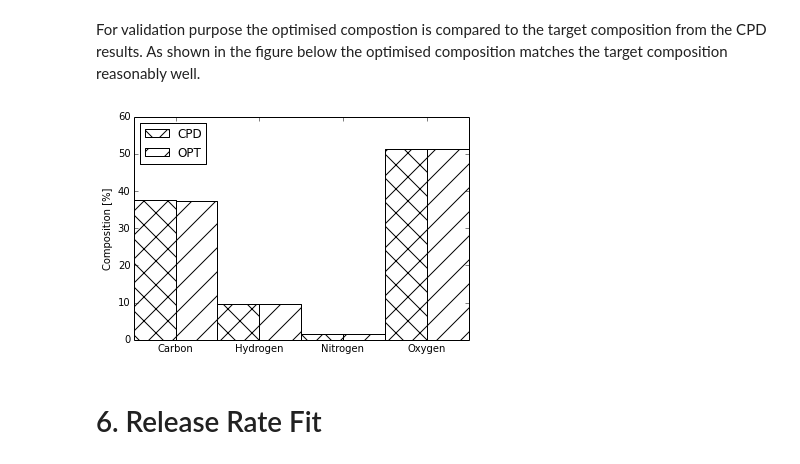
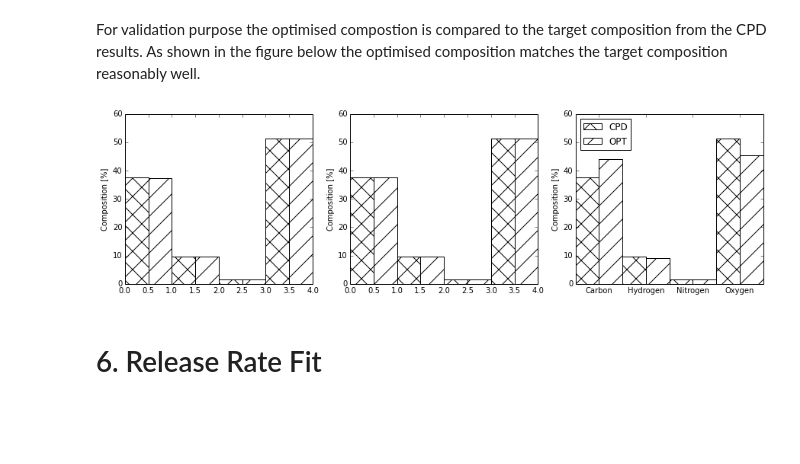
Before and after one commit to ostein/notebooks, a Jupyter notebook: pkp/BlackThunder.ipynb, the cells around one changed output. Drawn from its saved outputs; the diff is of its cells as text; code cells hidden in the pictures; blank space fills up the shorter version.

Commit message:
added three composition vs ua bar charts for the different species sets

```diff
--- a/pkp/BlackThunder.ipynb
+++ b/pkp/BlackThunder.ipynb
@@ -404,12 +404,22 @@ For validation purpose the optimised compostion is compared to the target compos
 # %%
 from pkp.src.CoalThermoPhysics import composition
 fit = composition(fitted_yield, scale=100.0)
-f, ax = subplots()
+fit2 = composition(fitted_yield2, scale=100.0)
+fit3 = composition(fitted_yield3, scale=100.0)
 
-plt_bar(f,ax, Yield(cpd['run0'], species).VolatileCompositionMass, "CPD", 'x' )
-plt_bar(f,ax, fit, "OPT", '/' , 0.5)
+f, ax = subplots(1,3)
+f.set_figwidth(15)
+
+plt_bar(f,ax[0], Yield(cpd['run0'], species).VolatileCompositionMass, "CPD", 'x' )
+plt_bar(f,ax[0], fit, "OPT", '/' , 0.5)
+
+plt_bar(f,ax[1], Yield(cpd['run0'], species).VolatileCompositionMass, "CPD", 'x' )
+plt_bar(f,ax[1], fit2, "OPT", '/' , 0.5)
+
+plt_bar(f,ax[2], Yield(cpd['run0'], species).VolatileCompositionMass, "CPD", 'x' )
+plt_bar(f,ax[2], fit3, "OPT", '/' , 0.5)
 # %% [output]
-[figure, old version]
+[figure, new version]
 # %%
 #DictTable(pyrol_yield.ProductCompositionMass(partialOx=False))
 # %%
```
Also changed, not shown: parts of 1 cell of this notebook.
